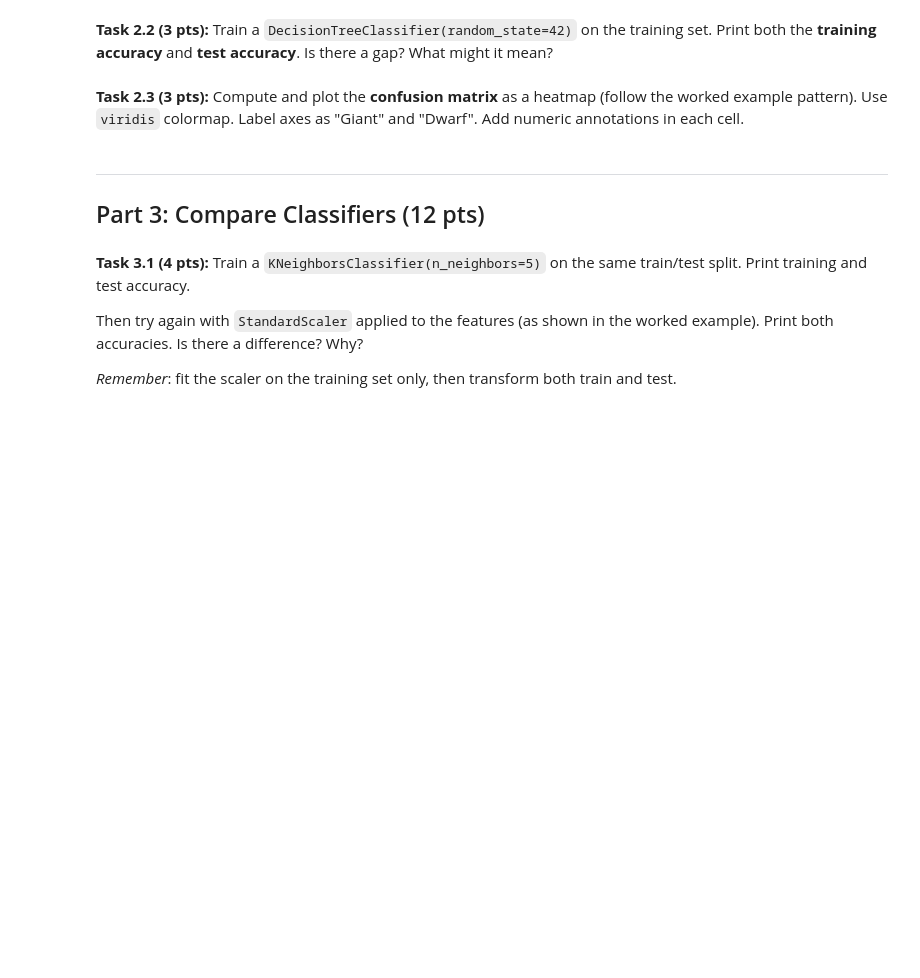
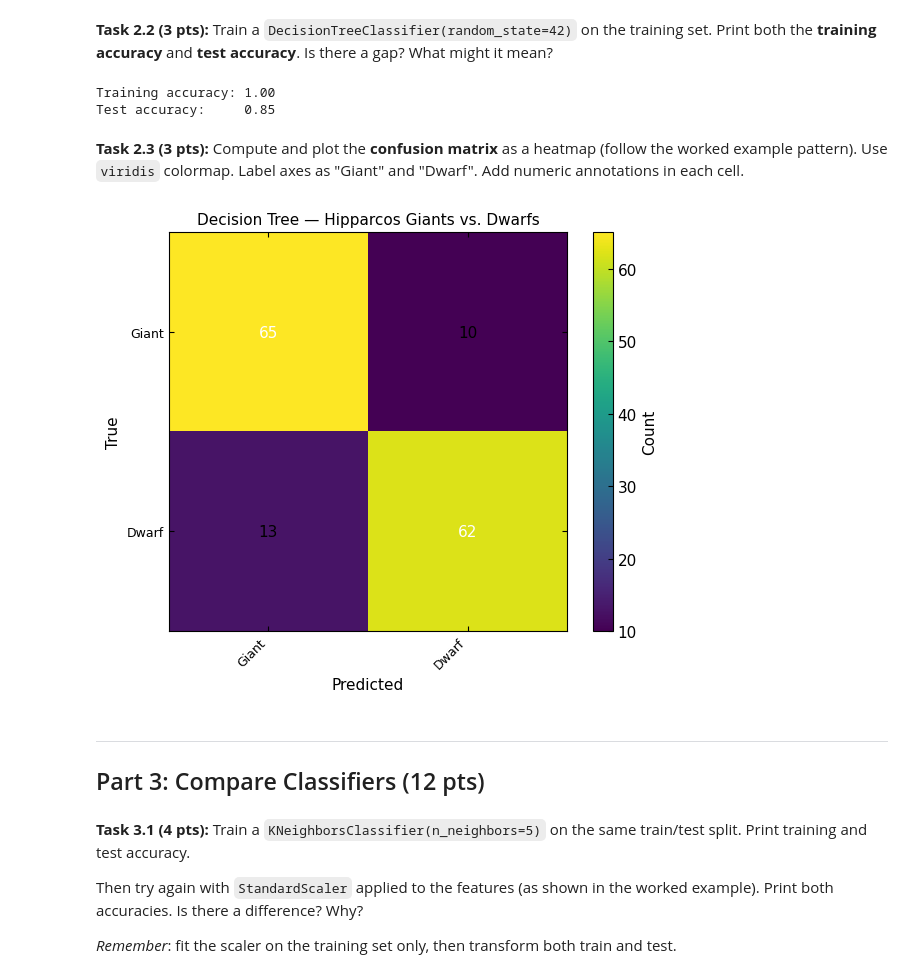
Before and after one commit to owenabbata/PHY386, a Jupyter notebook: 2026/HW/OwenAbbata/HW5.ipynb, the cells around one changed output. Cells and saved outputs as stored; diff of their text form; code cells hidden in the pictures; blank space fills up the shorter version.

```diff
--- a/2026/HW/OwenAbbata/HW5.ipynb
+++ b/2026/HW/OwenAbbata/HW5.ipynb
@@ -626,2 +865,18 @@ def prepare_features(
+# %%
+# Task 2.2: Your code here
+# Train
+dt = DecisionTreeClassifier(random_state=42)
+dt.fit(X_train, y_train)
+
+# Evaluate
+print(f"Training accuracy: {dt.score(X_train, y_train):.2f}")
+print(f"Test accuracy:     {dt.score(X_test, y_test):.2f}")
+
+# There is a gap at 0.85 accuracy, which is a common threshold for "good" performance in many classification tasks.
+# This suggests that the decision tree is able to capture some of the underlying patterns in the data,
+# but there may still be room for improvement with more complex models or feature engineering.
+# %% [output]
+Training accuracy: 1.00
+Test accuracy:     0.85
 # %% [markdown]
 **Task 2.3 (3 pts):** Compute and plot the **confusion matrix** as a heatmap (follow the worked example pattern). Use `viridis` colormap. Label axes as "Giant" and "Dwarf". Add numeric annotations in each cell.
@@ -630,3 +883,52 @@ def prepare_features(
+# %%
+# Task 2.3: Your code here
+def plot_confusion_matrix(
+    y_true: np.ndarray,
+    y_pred: np.ndarray,
+    class_names: list[str],
+    title: str = 'Confusion Matrix'
+) -> None:
+    """Plot a confusion matrix as a heatmap.
+
+    Parameters
+    ----------
+    y_true : np.ndarray
+        True labels.
+    y_pred : np.ndarray
+        Predicted labels.
+    class_names : list[str]
+        Names for each class.
+    title : str
+        Plot title.
+    """
+    cm = confusion_matrix(y_true, y_pred)
+    n = len(class_names)
+
+    fig, ax = plt.subplots(figsize=(6, 5))
+    im = ax.imshow(cm, cmap='viridis')
+    ax.set_xticks(range(n))
+    ax.set_yticks(range(n))
+    ax.set_xticklabels(class_names, rotation=45, ha='right', fontsize=9)
+    ax.set_yticklabels(class_names, fontsize=9)
+    ax.set_xlabel('Predicted')
+    ax.set_ylabel('True')
+    ax.set_title(title)
+
+    # Numeric annotations
+    for i in range(n):
+        for j in range(n):
+            color = 'white' if cm[i, j] > cm.max() / 2 else 'black'
+            ax.text(j, i, str(cm[i, j]), ha='center', va='center', color=color)
+
+    plt.colorbar(im, ax=ax, label='Count')
+    plt.tight_layout()
+    plt.show()
+
+y_pred_dt = dt.predict(X_test)
+plot_confusion_matrix(y_test, y_pred_dt, ['Giant', 'Dwarf'],
+                      title='Decision Tree — Hipparcos Giants vs. Dwarfs')
+# %% [output]
+[figure, added]
 # %% [markdown]
 ---
 
```
Also changed, not shown: parts of 24 cells of this notebook.
